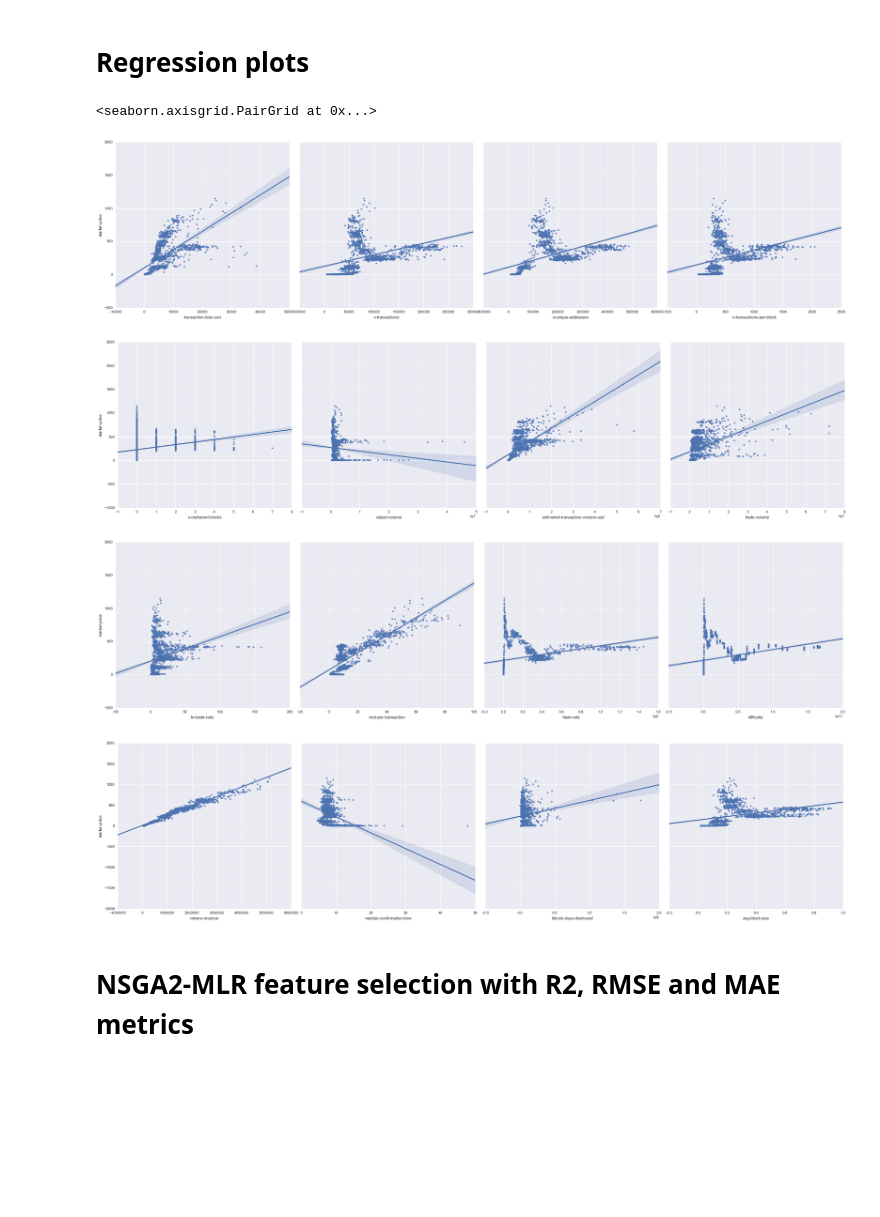
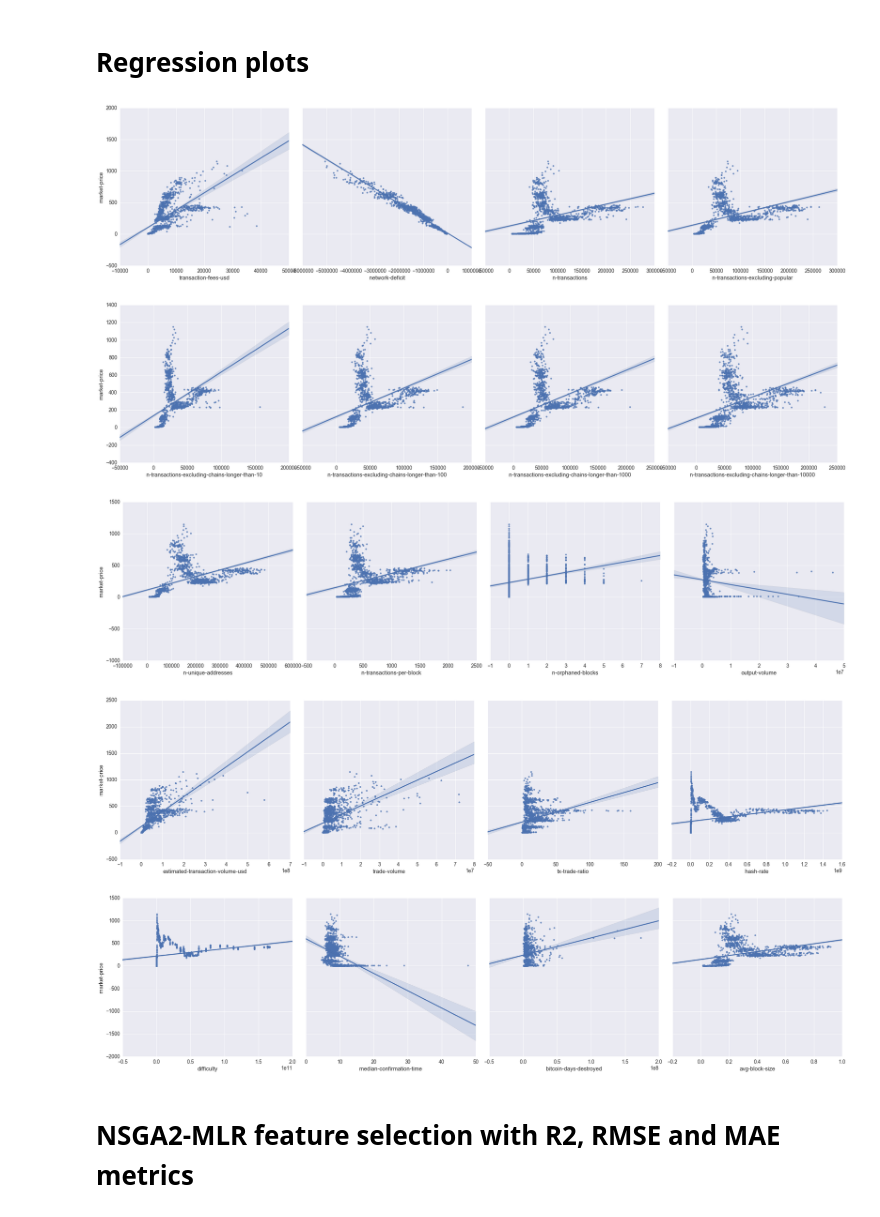
Before and after one commit to Lucsanszky/btc-price-prediction, a Jupyter notebook: data-analysis/historic-data/linear-regression.ipynb, the cells around one changed output. Saved outputs shown, nothing was run; the diff lists cells and outputs as text; code cells hidden in the pictures; blank space fills up the shorter version.

```diff
--- a/data-analysis/historic-data/linear-regression.ipynb
+++ b/data-analysis/historic-data/linear-regression.ipynb
@@ -104,16 +122,19 @@ widgets.interact(prep_data, date_from = '1/4/2012', date_to = '4/13/2016')
 # Regression plots
 # %%
 data = pd.concat(FRAMES, axis = 1)
+sns.set_context("notebook", font_scale=1.35)
 sns.pairplot(data, x_vars = CHARTS[1:5], y_vars = CHARTS[0], size = 7, kind = 'reg')
 sns.pairplot(data, x_vars = CHARTS[5:9], y_vars = CHARTS[0], size = 7, kind = 'reg')
 sns.pairplot(data, x_vars = CHARTS[9:13], y_vars = CHARTS[0], size = 7, kind = 'reg')
-sns.pairplot(data, x_vars = CHARTS[13:], y_vars = CHARTS[0], size = 7, kind = 'reg')
+sns.pairplot(data, x_vars = CHARTS[13:17], y_vars = CHARTS[0], size = 7, kind = 'reg')
+sns.pairplot(data, x_vars = CHARTS[17:], y_vars = CHARTS[0], size = 7, kind = 'reg')
+sns.set()
 # %% [output]
-<seaborn.axisgrid.PairGrid at 0x...>
-[figure, old version]
+[figure, new version]
-[figure, old version]
+[figure, new version]
-[figure, old version]
+[figure, new version]
-[figure, old version]
+[figure, new version]
+[figure, added]
 # %% [markdown]
 # NSGA2-MLR feature selection with R2, RMSE and MAE metrics
 # %%
```
Also changed, not shown: parts of 9 cells of this notebook, 2 other files.
